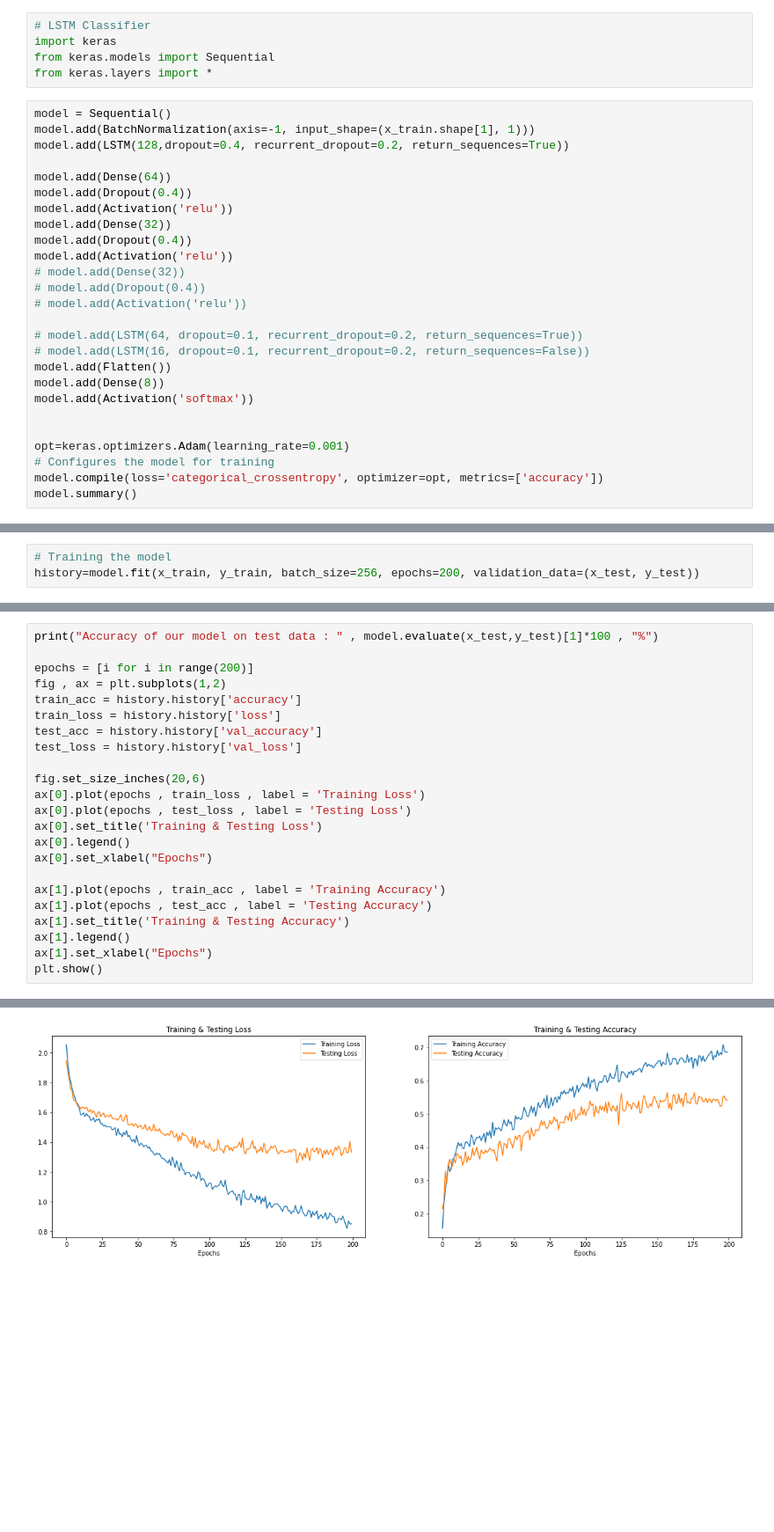
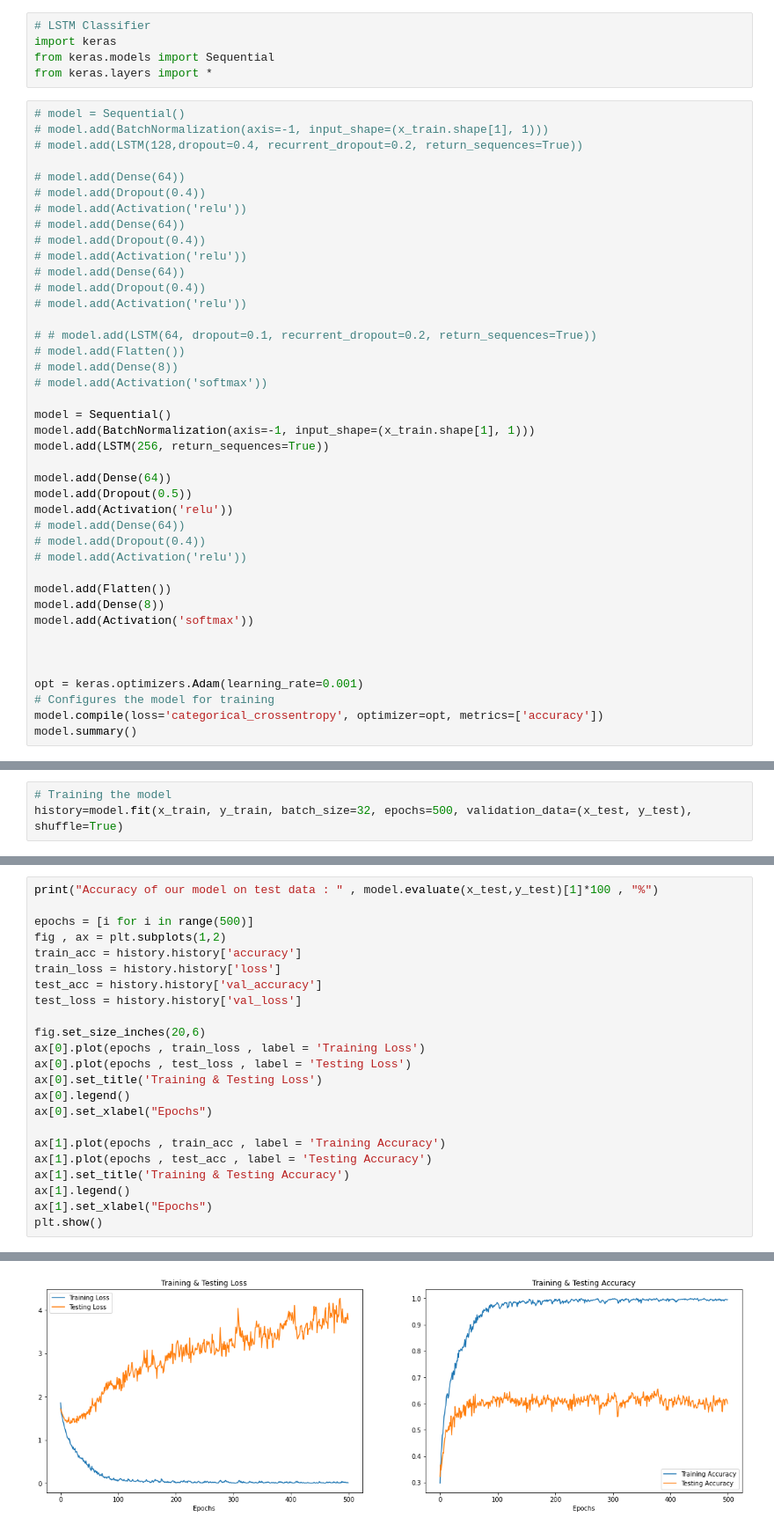
Before and after one commit to pushpanshu0501/Speech-Emotion-Recognition--1, a Jupyter notebook: Model Notebooks/LSTM Model Notebooks/LSTM_updated.ipynb, the cells around one changed output, grey strips where cells are left out. Shown at 88% size. Cells and saved outputs as stored; diff of their text form; blank space fills up the shorter version.

Commit message:
LSTM model updated with ~60% val_accuracy

```diff
--- a/Model Notebooks/LSTM Model Notebooks/LSTM_updated.ipynb
+++ b/Model Notebooks/LSTM Model Notebooks/LSTM_updated.ipynb
@@ -96,28 +96,43 @@ import keras
 from keras.models import Sequential
 from keras.layers import *
 # %%
-model = Sequential()
-model.add(BatchNormalization(axis=-1, input_shape=(x_train.shape[1], 1)))
-model.add(LSTM(128,dropout=0.4, recurrent_dropout=0.2, return_sequences=True))
+# model = Sequential()
+# model.add(BatchNormalization(axis=-1, input_shape=(x_train.shape[1], 1)))
+# model.add(LSTM(128,dropout=0.4, recurrent_dropout=0.2, return_sequences=True))
 
-model.add(Dense(64))
-model.add(Dropout(0.4))
-model.add(Activation('relu'))
-model.add(Dense(32))
-model.add(Dropout(0.4))
-model.add(Activation('relu'))
-# model.add(Dense(32))
+# model.add(Dense(64))
+# model.add(Dropout(0.4))
+# model.add(Activation('relu'))
+# model.add(Dense(64))
+# model.add(Dropout(0.4))
+# model.add(Activation('relu'))
+# model.add(Dense(64))
 # model.add(Dropout(0.4))
 # model.add(Activation('relu'))
 
-# model.add(LSTM(64, dropout=0.1, recurrent_dropout=0.2, return_sequences=True))
-# model.add(LSTM(16, dropout=0.1, recurrent_dropout=0.2, return_sequences=False))
+# # model.add(LSTM(64, dropout=0.1, recurrent_dropout=0.2, return_sequences=True))
+# model.add(Flatten())
+# model.add(Dense(8))
+# model.add(Activation('softmax'))
+
+model = Sequential()
+model.add(BatchNormalization(axis=-1, input_shape=(x_train.shape[1], 1)))
+model.add(LSTM(256, return_sequences=True))
+
+model.add(Dense(64))
+model.add(Dropout(0.5))
+model.add(Activation('relu'))
+# model.add(Dense(64))
+# model.add(Dropout(0.4))
+# model.add(Activation('relu'))
+
 model.add(Flatten())
 model.add(Dense(8))
 model.add(Activation('softmax'))
 
 
-opt=keras.optimizers.Adam(learning_rate=0.001)
+
+opt = keras.optimizers.Adam(learning_rate=0.001)
 # Configures the model for training
 model.compile(loss='categorical_crossentropy', optimizer=opt, metrics=['accuracy'])
 model.summary()
@@ -141,5 +156,5 @@ Non-trainable params: 2
 _________________________________________________________________
 # %%
 # Training the model
-history=model.fit(x_train, y_train, batch_size=256, epochs=200, validation_data=(x_test, y_test))
+history=model.fit(x_train, y_train, batch_size=32, epochs=500, validation_data=(x_test, y_test), shuffle=True)
 # %% [output]
@@ -163,7 +178,7 @@ Epoch 200/200
 # %%
 print("Accuracy of our model on test data : " , model.evaluate(x_test,y_test)[1]*100 , "%")
 
-epochs = [i for i in range(200)]
+epochs = [i for i in range(500)]
 fig , ax = plt.subplots(1,2)
 train_acc = history.history['accuracy']
 train_loss = history.history['loss']
@@ -189 +204 @@ Accuracy of our model on test data :  54.16666865348816 %
-[figure, old version]
+[figure, new version]
```
Also changed, not shown: parts of 3 cells of this notebook.
